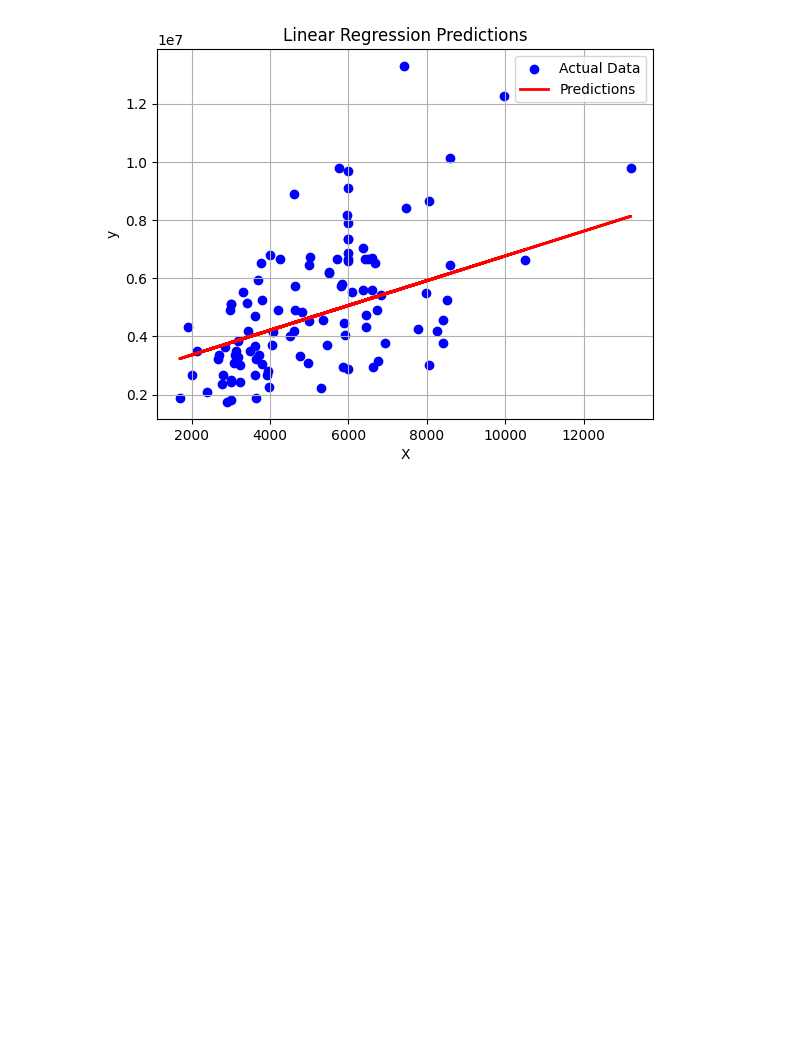
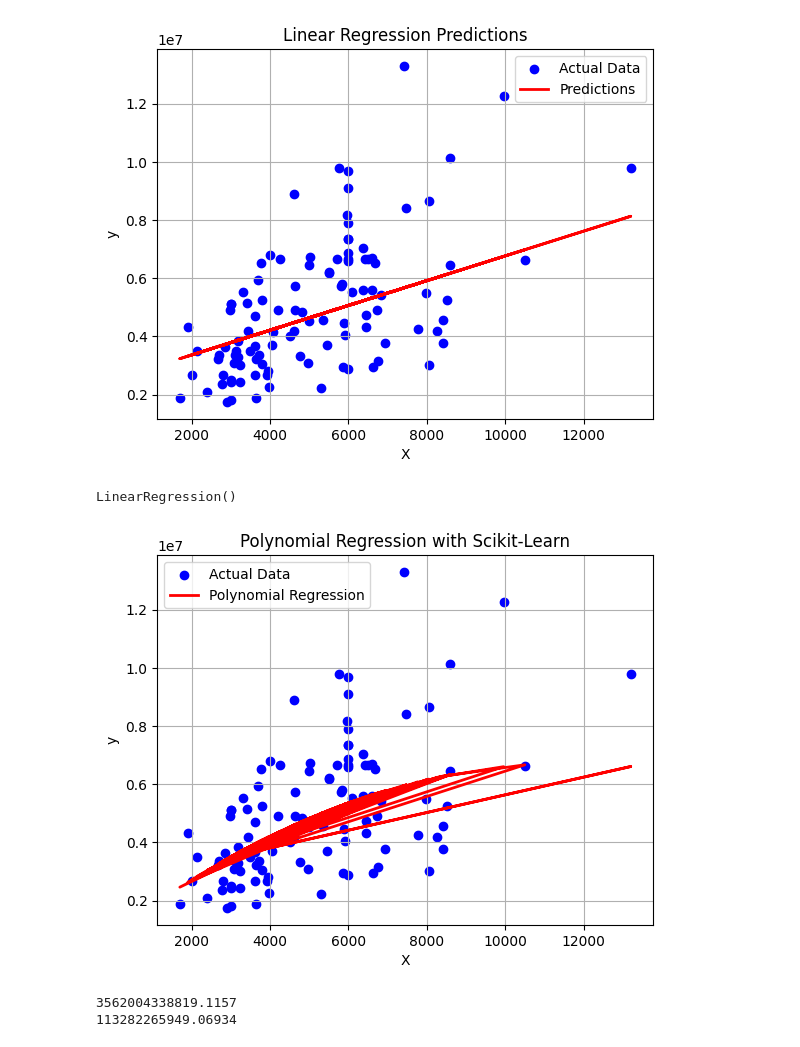
Before and after one commit to Vad2323/ML_Art, a Jupyter notebook: Linear_regression/Poly_sclearn.ipynb, the cells around one changed output. Saved outputs shown, nothing was run; the diff lists cells and outputs as text; code cells hidden in the pictures; blank space fills up the shorter version.

```diff
--- a/Linear_regression/Poly_sclearn.ipynb
+++ b/Linear_regression/Poly_sclearn.ipynb
@@ -80,3 +80,34 @@ plt.grid(True)
 plt.show()
 # %% [output]
 [figure]
+# %%
+poly = PolynomialFeatures(degree=2)
+X_train_poly = poly.fit_transform(X_train)
+X_test_poly = poly.transform(X_test)
+# %%
+model = LinearRegression()
+model.fit(X_train_poly, y_train)
+# %% [output]
+LinearRegression()
+# %%
+y_pred2 = model.predict(X_test_poly)
+# %%
+plt.scatter(X_test, y_test, color='blue', label="Actual Data")
+plt.plot(X_test, y_pred2, color='red', linewidth=2, label="Polynomial Regression")
+plt.xlabel("X")
+plt.ylabel("y")
+plt.title("Polynomial Regression with Scikit-Learn")
+plt.legend()
+plt.grid(True)
+plt.show()
+# %% [output]
+[figure, added]
+# %%
+
+mse2 = mean_squared_error(y_test, y_pred2)
+print(mse2)
+mse_res = mse1 - mse2
+print(mse_res)
+# %% [output]
+3562004338819.1157
+113282265949.06934
```
Also changed, not shown: parts of 4 cells of this notebook, 11 other files.
